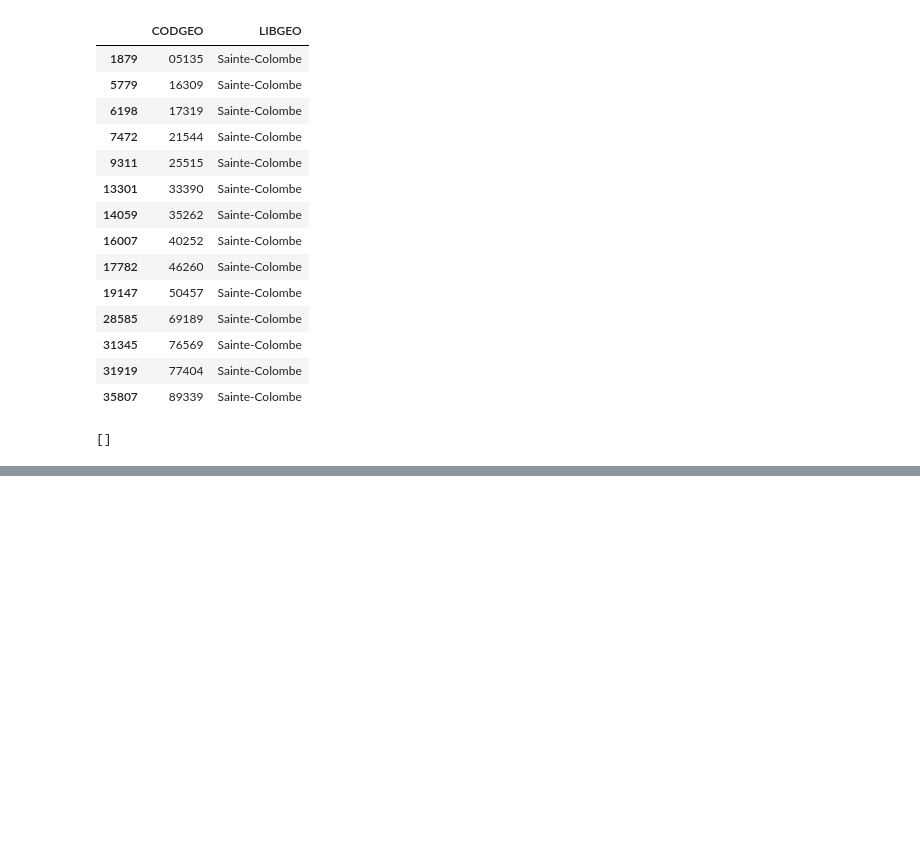
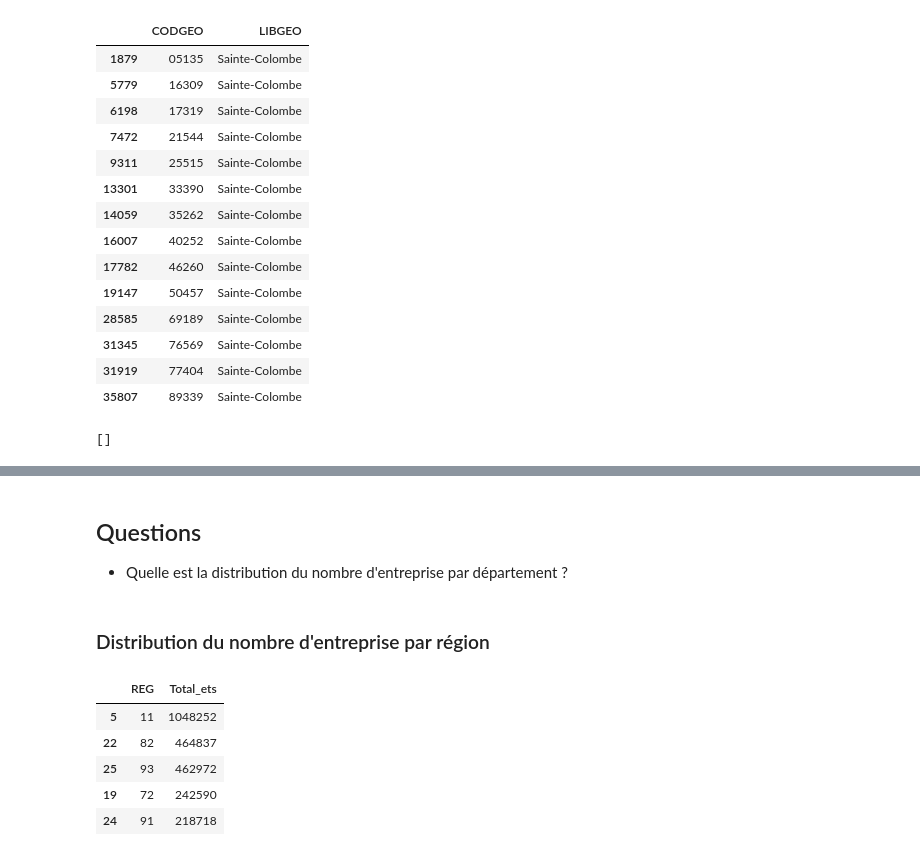
Before and after one commit to Mariehf64/fev23cda_french_industry, a Jupyter notebook: EDA - French Industry ETS.ipynb, the cells around one changed output, grey strips where cells are left out. Cells and saved outputs as stored; diff of their text form; code cells hidden in the pictures; blank space fills up the shorter version.

```diff
--- a/EDA - French Industry ETS.ipynb
+++ b/EDA - French Industry ETS.ipynb
@@ -300,0 +300,16 @@ reg.dtypes
+# %% [markdown]
+## Questions ##
+
+- Quelle est la distribution du nombre d'entreprise par département ?
+# %% [markdown]
+### Distribution du nombre d'entreprise par région ###
+# %%
+reg_total_ets = ets.groupby('REG', as_index=False).agg(Total_ets = ('E14TST', 'sum')).sort_values(by='Total_ets', ascending=False)
+reg_total_ets.head()
+# %% [output]
+|  | REG | Total_ets |
+| 5 | 11 | 1048252 |
+| 22 | 82 | 464837 |
+| 25 | 93 | 462972 |
+| 19 | 72 | 242590 |
+| 24 | 91 | 218718 |
```
Also changed, not shown: parts of 10 cells of this notebook.
